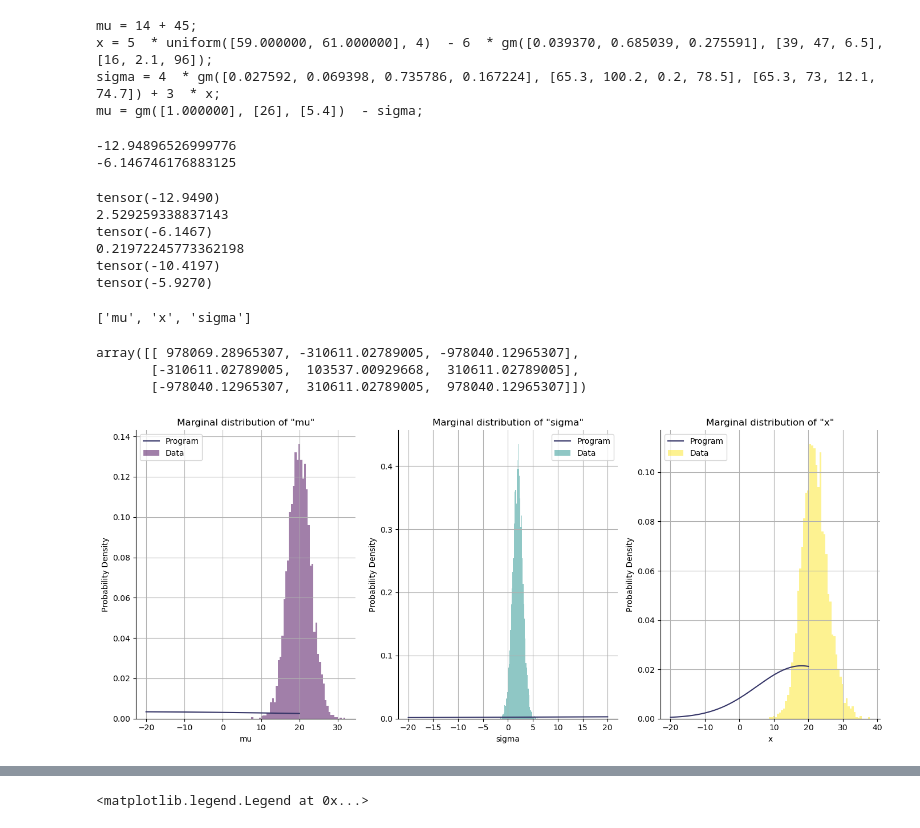
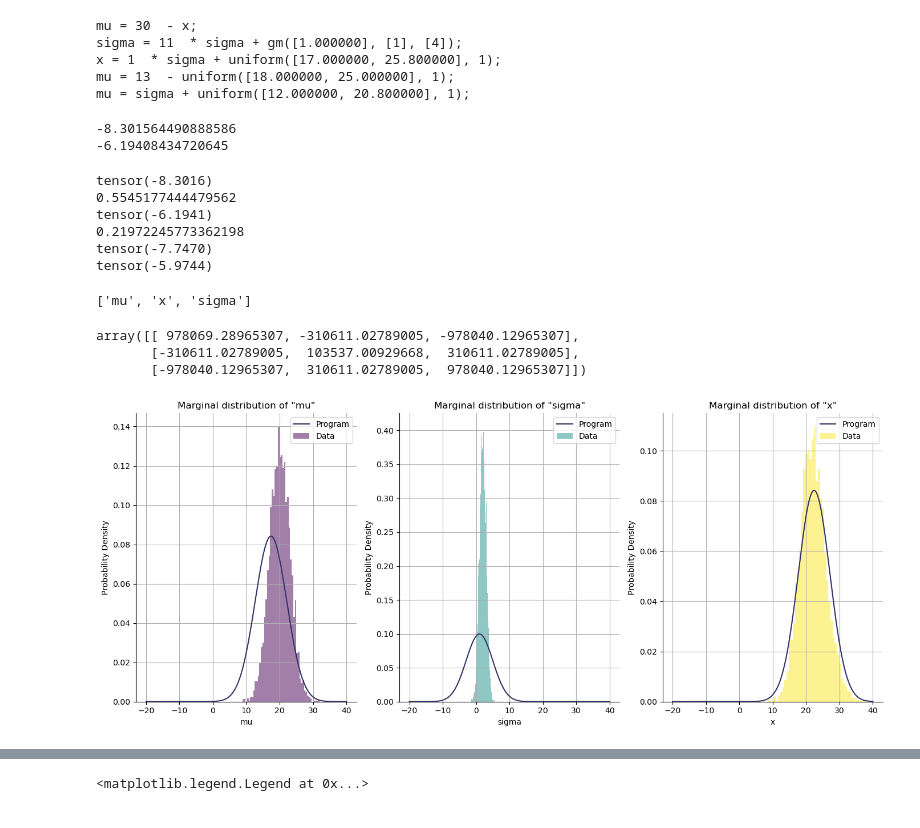
Before and after one commit to r-doz/Evolutionary-PP-Synthesis, a Jupyter notebook: src/test.ipynb, the cells around one changed output, grey strips where cells are left out. Drawn from its saved outputs; the diff is of its cells as text; code cells hidden in the pictures.

```diff
--- a/src/test.ipynb
+++ b/src/test.ipynb
@@ -201,7 +201,7 @@ for _ in range(5000):
 text = 'sigma = uniform([82, 8.7], 3)  - 23  * uniform([3, 1], 3);\nx = gm([5, 21.8, 7], [92.4, 21.7, 4], [15, 28, 15]);\nmu = 80  * gm([79.8, 42.9, 0], [6.1, 63, 33]) + mu;'
 text_baseline = 'mu = gm([1, 20, 3]);\nsigma = gm([1,2,1]);\nx = sigma * gm([1,1,1]);\nx = x + mu;'
 text = 'mu = 14 + 45;\nx = 5  * uniform([59, 2], 4)  - 6  * gm([5, 39, 16], [87, 47, 2.1], [35, 6.5, 96]);\nsigma = 4  * gm([3.3, 65.3, 65.3], [8.3, 100.2, 73], [88, 0.2, 12.1], [20, 78.5, 74.7]) + 3  * x;\nmu = gm([61, 26, 5.4])  - sigma;'
-
+text = 'mu = 30  - x; \nsigma = 11  * sigma + gm([4.2, 1, 4]); \nx = 1  * sigma + uniform([17, 8.8], 1);\nmu = 13  - uniform([18, 7], 1);\nmu = sigma + uniform([12, 8.8], 1);'
 text_baseline = preprocess_program(text_baseline)
 text = preprocess_program(text)
 
@@ -220,10 +220,11 @@ cfg_baseline = produce_cfg_text(compiledText_baseline)
 output_dist = start_SOGA(cfg)
 output_dist_baseline = start_SOGA(cfg_baseline)
 # %% [output]
-mu = 14 + 45;
-x = 5  * uniform([59.000000, 61.000000], 4)  - 6  * gm([0.039370, 0.685039, 0.275591], [39, 47, 6.5], [16, 2.1, 96]);
-sigma = 4  * gm([0.027592, 0.069398, 0.735786, 0.167224], [65.3, 100.2, 0.2, 78.5], [65.3, 73, 12.1, 74.7]) + 3  * x;
-mu = gm([1.000000], [26], [5.4])  - sigma;
+mu = 30  - x;
+sigma = 11  * sigma + gm([1.000000], [1], [4]);
+x = 1  * sigma + uniform([17.000000, 25.800000], 1);
+mu = 13  - uniform([18.000000, 25.000000], 1);
+mu = sigma + uniform([12.000000, 20.800000], 1);
 # %%
 # Define a custom exception for timeouts
 class TimeoutException(Exception):
@@ -279,8 +280,8 @@ except TimeoutException as e:
 print(fitness)
 print(fitness_baseline)
 # %% [output]
--12.94896526999776
--6.146746176883125
+-8.301564490888586
+-6.19408434720645
 # %%
 
 def compute_likelihood_torch(output_dist):
@@ -301,6 +302,9 @@ def compute_likelihood_torch(output_dist):
         for value in values:
             value_index = output_dist.var_list.index(value)
             cov_value = output_dist.gm.cov()[key_index, value_index]
+            #if((output_dist.gm.cov()[key_index, key_index]!= 0) & (output_dist.gm.cov()[value_index, value_index]!= 0) ):
+                    #cov_value = cov_value/(torch.sqrt(np.abs(output_dist.gm.cov()[key_index, key_index] * output_dist.gm.cov()[value_index, value_index])))
+
             #if cov_value < 1e-10:
                 #raise ValueError(f"Variable {key} and {value} have covariance 0")
             dependencies_benefit += weights[key] * np.log(np.abs(cov_value))
@@ -369,12 +373,12 @@ except TimeoutException as e:
 print(fitness)
 print(fitness_baseline)
 # %% [output]
-tensor(-12.9490)
-2.529259338837143
-tensor(-6.1467)
+tensor(-8.3016)
+0.5545177444479562
+tensor(-6.1941)
 0.21972245773362198
-tensor(-10.4197)
-tensor(-5.9270)
+tensor(-7.7470)
+tensor(-5.9744)
 # %%
 print(output_dist.var_list)
 output_dist.gm.cov()
@@ -407,40 +411,40 @@ import matplotlib.cm as cm
 
 
 # Define the range for the uniform distribution
-x = np.linspace(-20, 20, 3000)
+x = np.linspace(-20, 40, 3000)
 x = torch.tensor(x)
 
 # Assuming data_var_list is defined
 #data_var_list = ['a', 'b']  # Example list, replace with your actual list
 colormap = cm.get_cmap('viridis', len(data_var_list))
 colors = [colormap(i) for i in range(len(data_var_list))]
 
 
 # Create a figure with subplots
 fig, axs = plt.subplots(1, len(data_var_list), figsize=(14, 6))
 
 # If there's only one element in data_var_list, axs will not be an array, so we need to handle that case
 if len(data_var_list) == 1:
     axs = [axs]
 
 # Loop through each element in data_var_list and create a subplot
 for i, var in enumerate(data_var_list):
     color = colors[i]
     axs[i].plot(x, [get_mixture_pdf([xi], var=var) for xi in x], label='Program', color='#333366')
     axs[i].hist([pair[i] for pair in data], bins=50, density=True, alpha=0.5, color=color, label='Data')
     axs[i].set_title(f'Marginal distribution of "{var}"')
     axs[i].set_xlabel(f"{var}")
     axs[i].set_ylabel("Probability Density")
     axs[i].spines['right'].set_visible(False)
     axs[i].spines['top'].set_visible(False)
     axs[i].grid(True)
     axs[i].legend()
 
 # Adjust layout and show the plot
 plt.tight_layout()
 plt.show()
 # %% [output]
-[figure, old version]
+[figure, new version]
 # %%
 output_dist.gm.cov
 # %% [output]
```
Also changed, not shown: 1 other file.
